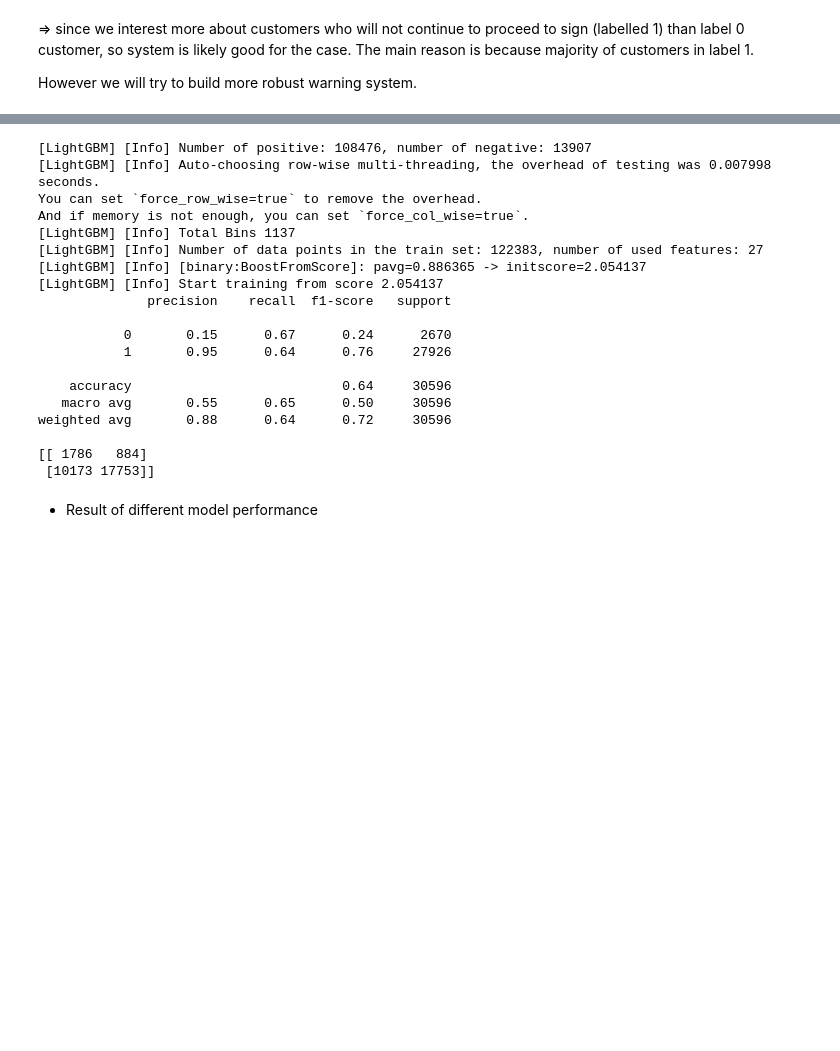
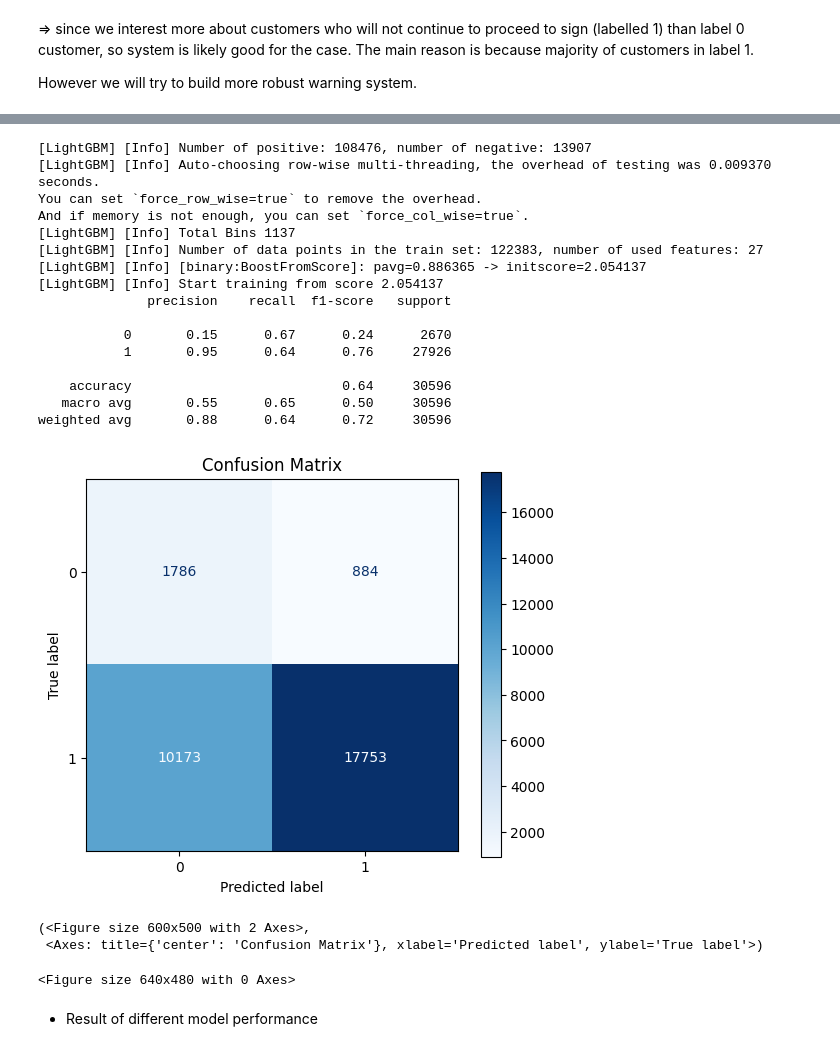
Before and after one commit to anhduong77/risk_alert, a Jupyter notebook: notebook.ipynb, the cells around one changed output, grey strips where cells are left out. Cells and saved outputs as stored; diff of their text form; code cells hidden in the pictures; blank space fills up the shorter version.

```diff
--- a/notebook.ipynb
+++ b/notebook.ipynb
@@ -538,35 +558,39 @@ performance.append({
 import lightgbm
 train_data=lightgbm.Dataset(X_train_processed, y_train)
 params={
     'objective': 'binary',
     'metric': 'auc',
     'learning_rate': 0.05,
     'num_leaves': 31,
     'scale_pos_weight': class_weights[1] / class_weights[0] # Apply weight penalty for imbalanced classed
 }
 model = lightgbm.train(params, train_data, num_boost_round=100)
 
 y_pred_lgb = model.predict(X_test_processed)
 y_pred=(y_pred_lgb>0.5).astype(int)
+performance.append(
+    {"Model": "lightgbm", "type": "add features", "roc_auc_score": roc_auc_score(y_test, y_pred_lgb)}
+)
 print(classification_report(y_test, y_pred))
-print(confusion_matrix(y_test, y_pred))
+plot_confusion_matrix(y_test, y_pred)
 # %% [output]
 [LightGBM] [Info] Number of positive: 108476, number of negative: 13907
-[LightGBM] [Info] Auto-choosing row-wise multi-threading, the overhead of testing was 0.007998 seconds.
+[LightGBM] [Info] Auto-choosing row-wise multi-threading, the overhead of testing was 0.009370 seconds.
 You can set `force_row_wise=true` to remove the overhead.
 And if memory is not enough, you can set `force_col_wise=true`.
 [LightGBM] [Info] Total Bins 1137
 [LightGBM] [Info] Number of data points in the train set: 122383, number of used features: 27
 [LightGBM] [Info] [binary:BoostFromScore]: pavg=0.886365 -> initscore=2.054137
 [LightGBM] [Info] Start training from score 2.054137
               precision    recall  f1-score   support
 
            0       0.15      0.67      0.24      2670
            1       0.95      0.64      0.76     27926
 
     accuracy                           0.64     30596
    macro avg       0.55      0.65      0.50     30596
 weighted avg       0.88      0.64      0.72     30596
-
-[[ 1786   884]
- [10173 17753]]
+[figure, added]
+(<Figure size 600x500 with 2 Axes>,
+ <Axes: title={'center': 'Confusion Matrix'}, xlabel='Predicted label', ylabel='True label'>)
+<Figure size 640x480 with 0 Axes>
```
Also changed, not shown: parts of 9 cells of this notebook, 1 other file.
